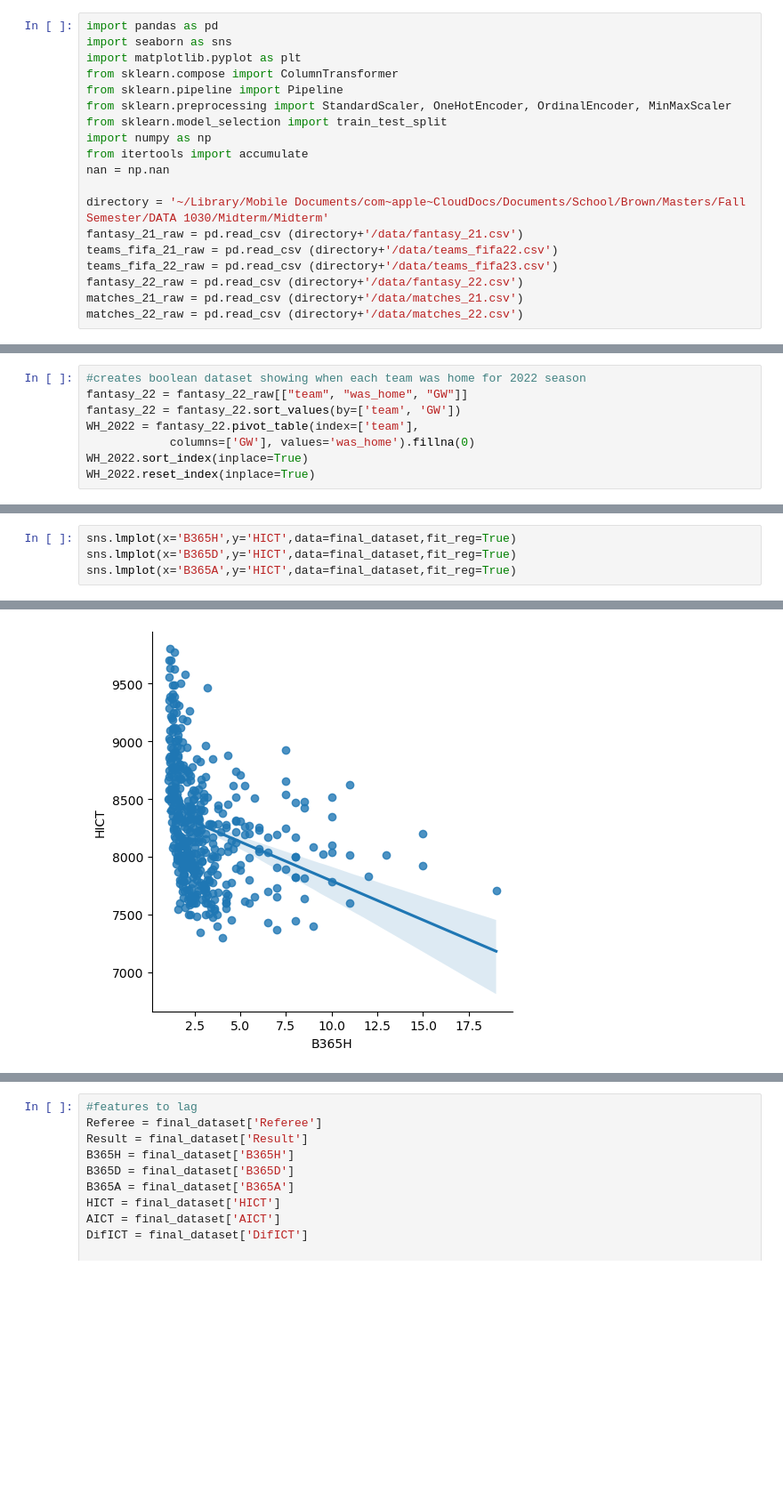
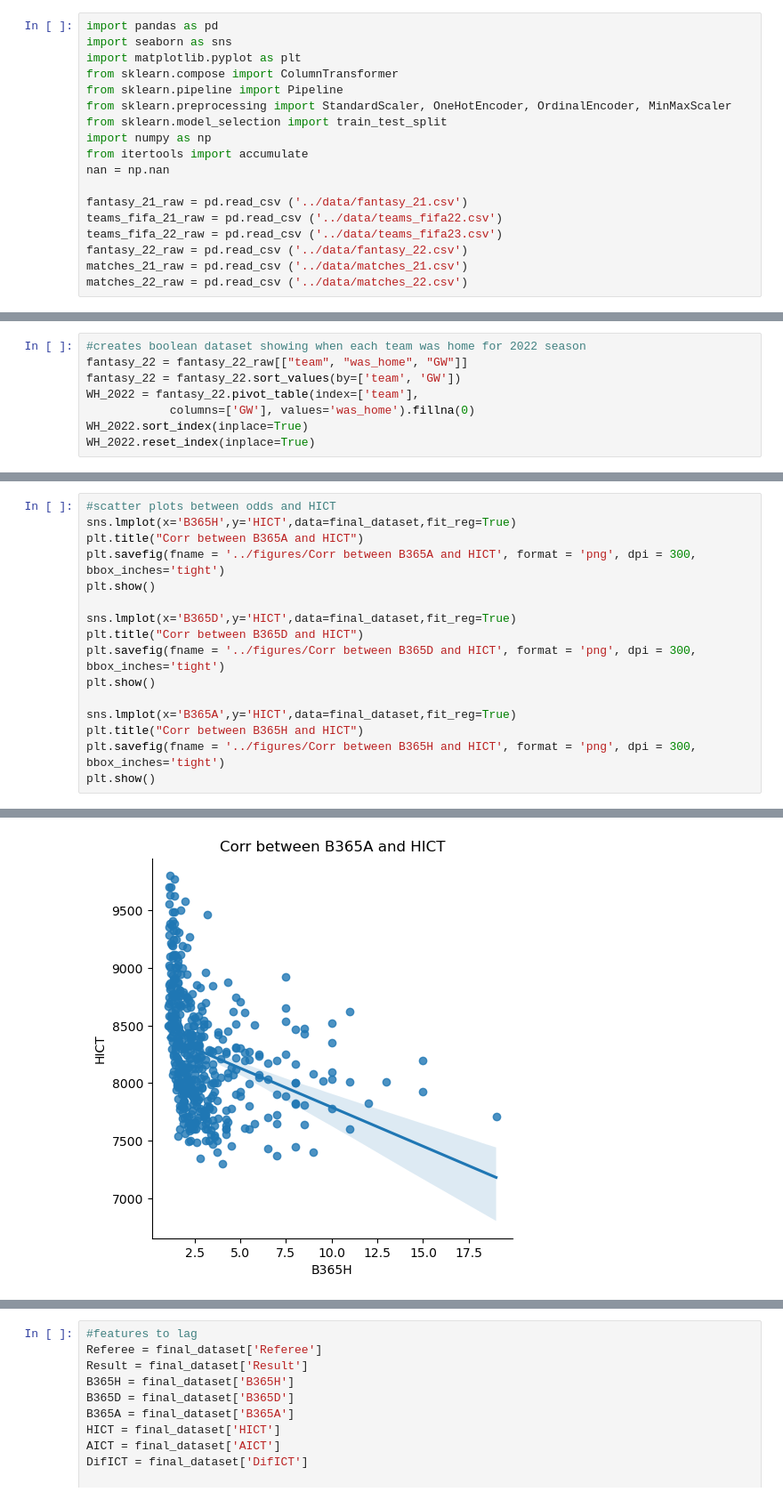
Before and after one commit to nikolaitennant/Premier-League-Result-Projections, a Jupyter notebook: src/Premier League Result Projections.ipynb, the cells around one changed output, grey strips where cells are left out. Shown at 89% size. Saved outputs shown, nothing was run; the diff lists cells and outputs as text; blank space fills up the shorter version.

```diff
--- a/src/Premier League Result Projections.ipynb
+++ b/src/Premier League Result Projections.ipynb
@@ -10,11 +12,10 @@ import numpy as np
 from itertools import accumulate
 nan = np.nan
 
-directory = '~/Library/Mobile Documents/com~apple~CloudDocs/Documents/School/Brown/Masters/Fall Semester/DATA 1030/Midterm/Midterm'
-fantasy_21_raw = pd.read_csv (directory+'/data/fantasy_21.csv')
-teams_fifa_21_raw = pd.read_csv (directory+'/data/teams_fifa22.csv')
-teams_fifa_22_raw = pd.read_csv (directory+'/data/teams_fifa23.csv')
-fantasy_22_raw = pd.read_csv (directory+'/data/fantasy_22.csv')
-matches_21_raw = pd.read_csv (directory+'/data/matches_21.csv')
-matches_22_raw = pd.read_csv (directory+'/data/matches_22.csv')
+fantasy_21_raw = pd.read_csv ('../data/fantasy_21.csv')
+teams_fifa_21_raw = pd.read_csv ('../data/teams_fifa22.csv')
+teams_fifa_22_raw = pd.read_csv ('../data/teams_fifa23.csv')
+fantasy_22_raw = pd.read_csv ('../data/fantasy_22.csv')
+matches_21_raw = pd.read_csv ('../data/matches_21.csv')
+matches_22_raw = pd.read_csv ('../data/matches_22.csv')
 # %%
@@ -502,5 +546,17 @@ sns.lmplot(x='B365H',y='AICT',data=final_dataset,fit_reg=True)
 # %%
+#scatter plots between odds and HICT
 sns.lmplot(x='B365H',y='HICT',data=final_dataset,fit_reg=True)
+plt.title("Corr between B365A and HICT")
+plt.savefig(fname = '../figures/Corr between B365A and HICT', format = 'png', dpi = 300, bbox_inches='tight')
+plt.show()
+
 sns.lmplot(x='B365D',y='HICT',data=final_dataset,fit_reg=True)
+plt.title("Corr between B365D and HICT")
+plt.savefig(fname = '../figures/Corr between B365D and HICT', format = 'png', dpi = 300, bbox_inches='tight')
+plt.show()
+
 sns.lmplot(x='B365A',y='HICT',data=final_dataset,fit_reg=True)
+plt.title("Corr between B365H and HICT")
+plt.savefig(fname = '../figures/Corr between B365H and HICT', format = 'png', dpi = 300, bbox_inches='tight')
+plt.show()
 # %% [output]
@@ -508 +563 @@ sns.lmplot(x='B365A',y='HICT',data=final_dataset,fit_reg=True)
-[figure, old version]
+[figure, new version]
```
Also changed, not shown: parts of 49 cells of this notebook, 33 other files.
